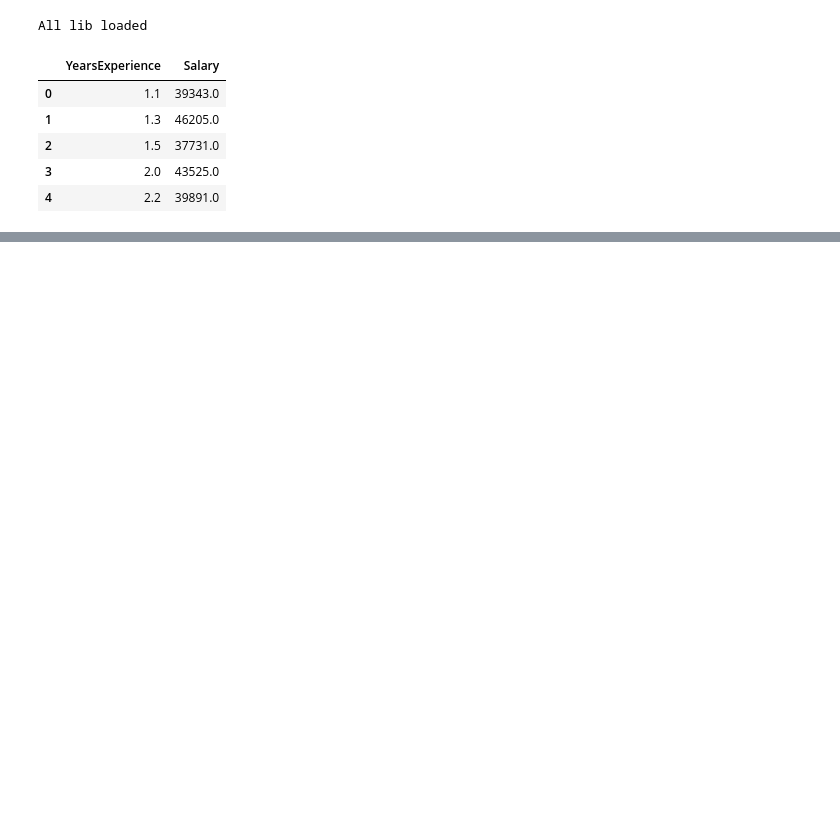
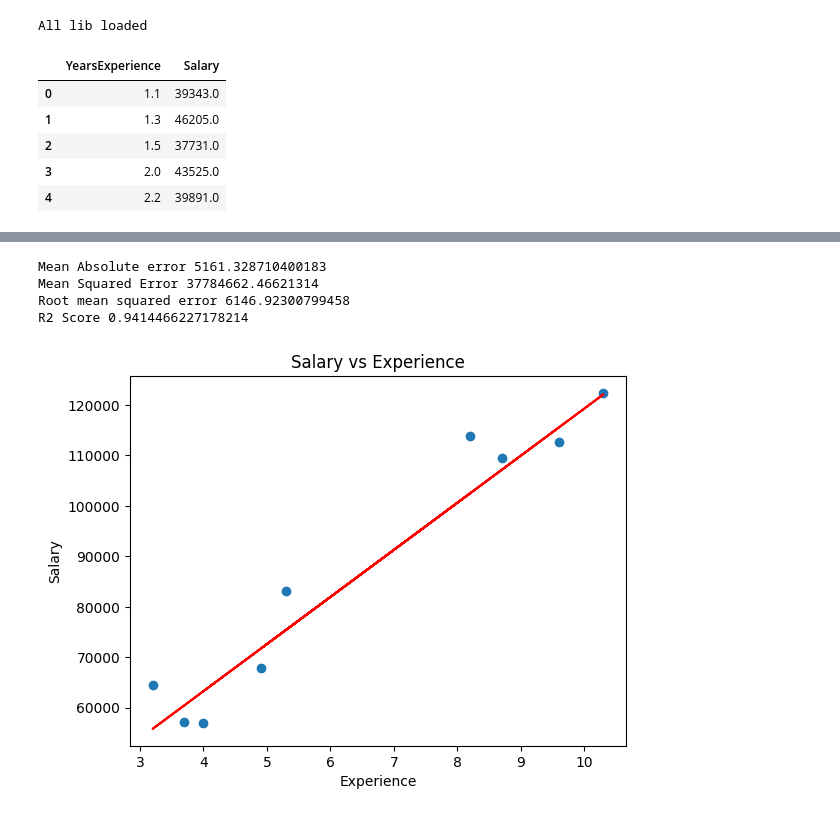
Before and after one commit to vijaykumarharakuni/mllearning, a Jupyter notebook: ML_Day1.ipynb, the cells around one changed output, grey strips where cells are left out. Cells and saved outputs as stored; diff of their text form; code cells hidden in the pictures; blank space fills up the shorter version.

```diff
--- a/ML_Day1.ipynb
+++ b/ML_Day1.ipynb
@@ -20,5 +20,5 @@ data.head()
 | 4 | 2.2 | 39891.0 |
 # %%
 #Creat indep var and dep var
-X=data.iloc[:,0]
+X=data.iloc[:,:-1]
 y=data.iloc[:,-1]
@@ -26,0 +25,4 @@ from sklearn.model_selection import train_test_split
+# %%
+# create train set and test set
+from sklearn.model_selection import train_test_split
+X_train,X_test,y_train,y_test=train_test_split(X,y,test_size=0.3,random_state=42)
@@ -26,0 +42,8 @@ from sklearn.model_selection import train_test_split
+# %%
+# Apply Liner Regression Algo
+from sklearn.linear_model import LinearRegression
+lin_reg=LinearRegression()
+
+# training
+lin_reg.fit(X_train,y_train)
+print('Training Completed')
@@ -26,0 +66,4 @@ from sklearn.model_selection import train_test_split
+# %%
+# do pred
+y_pred=lin_reg.predict(X_test)
+y_pred
@@ -26,0 +95,22 @@ from sklearn.model_selection import train_test_split
+# %%
+#make the evalution
+# R square score betwenn 0 to 1 tells if you are doing better , if the score is near 1 then you are doing better
+from sklearn.metrics import mean_squared_error,mean_absolute_error,r2_score
+print('Mean Absolute error',mean_absolute_error(y_test,y_pred))
+print('Mean Squared Error',mean_squared_error(y_test,y_pred))
+print('Root mean squared error',np.sqrt(mean_squared_error(y_test,y_pred)))
+print('R2 Score',r2_score(y_test,y_pred))
+# %% [output]
+Mean Absolute error 5161.328710400183
+Mean Squared Error 37784662.46621314
+Root mean squared error 6146.92300799458
+R2 Score 0.9414466227178214
+# %%
+plt.scatter(X_test,y_test)
+plt.plot(X_test,y_pred,color='red')
+plt.title('Salary vs Experience')
+plt.xlabel('Experience')
+plt.ylabel('Salary')
+plt.show()
+# %% [output]
+[figure, added]
```
Also changed, not shown: parts of 12 cells of this notebook.
